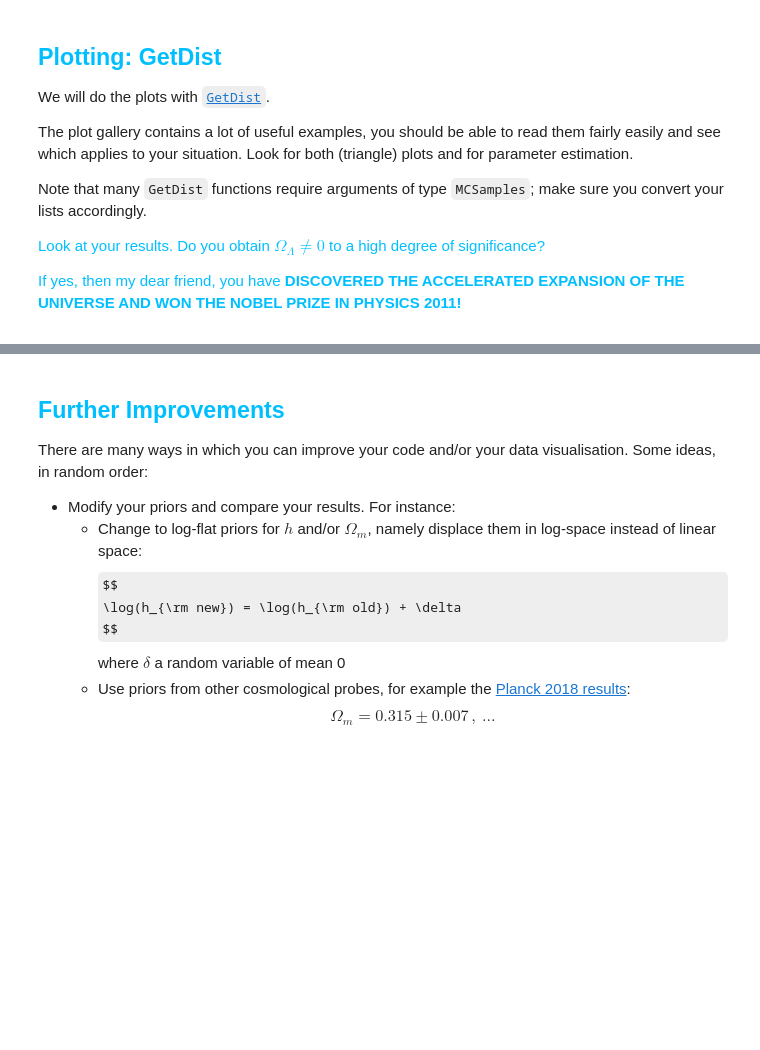
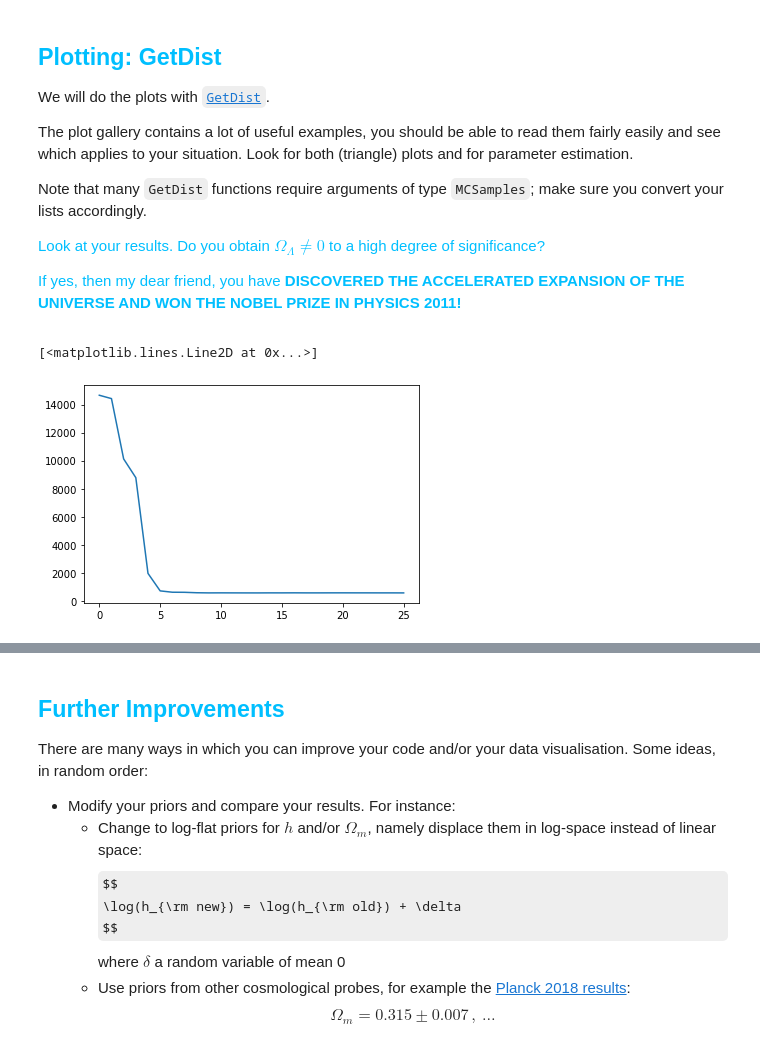
Before and after one commit to Snrts/PRA3024_BigDataInPhysics_SanneAarts, a Jupyter notebook: PRA3024_2223_COSMOLOGY_cython.ipynb, the cells around one changed output, grey strips where cells are left out. Cells and saved outputs as stored; diff of their text form; code cells hidden in the pictures; some formulas as TeX source; blank space fills up the shorter version.

```diff
--- a/PRA3024_2223_COSMOLOGY_cython.ipynb
+++ b/PRA3024_2223_COSMOLOGY_cython.ipynb
@@ -499,6 +548,11 @@ Look at your results. Do you obtain $\Omega_\Lambda \neq 0$ to a high degree of
 If yes, then my dear friend, you have **DISCOVERED THE ACCELERATED EXPANSION OF THE UNIVERSE AND WON THE NOBEL PRIZE IN PHYSICS 2011!**
 </font>
 </p>
+# %%
+plt.plot(data['chi2'])
+# %% [output]
+[<matplotlib.lines.Line2D at 0x...>]
+[figure, added]
 # %%
 # These are just randomly generated values. YOU WILL HAVE TO USE THE RESULTS OF YOUR MCMC CHAIN!
 h, OmegaM, OmegaL, Omegak = data["h"], data["Omega_M"], data["Omega_L"], data["OmegaK"]
```
Also changed, not shown: parts of 23 cells of this notebook.
